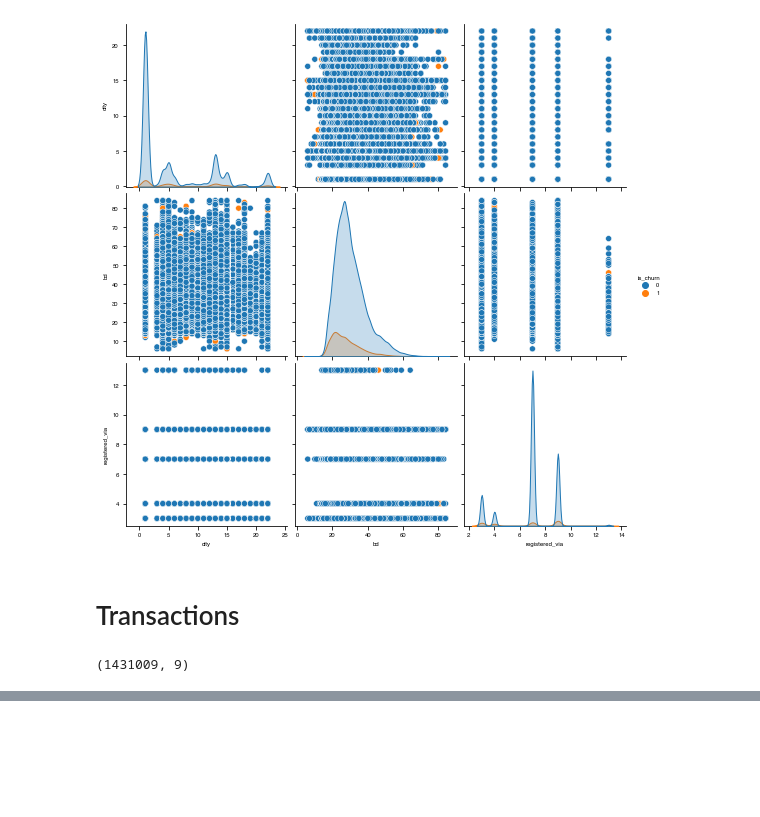
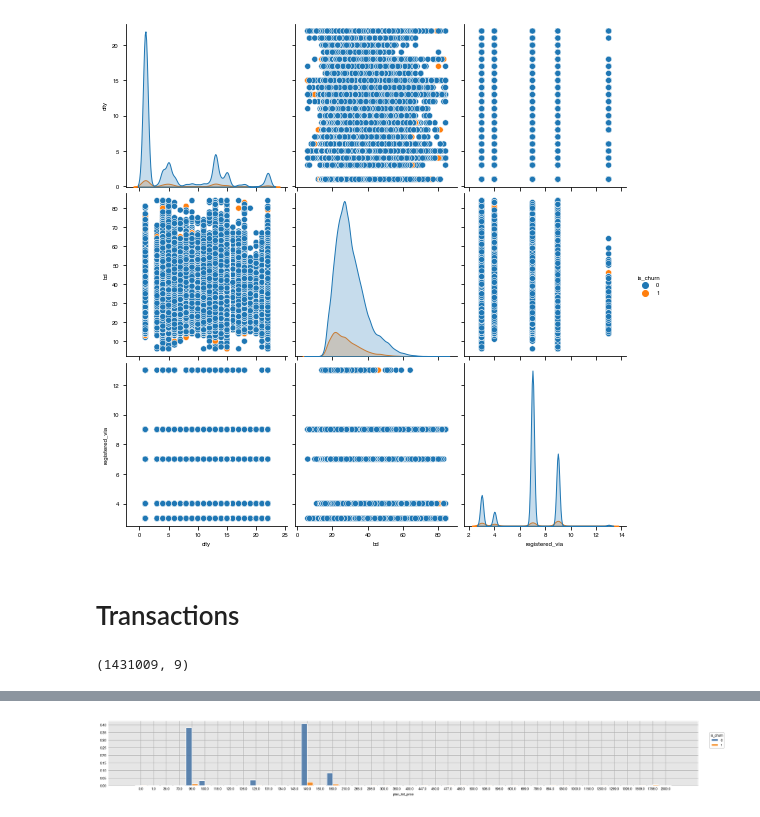
Before and after one commit to ohanid/SD701, a Jupyter notebook: Project/Project_SD701.ipynb, the cells around one changed output, grey strips where cells are left out. Saved outputs shown, nothing was run; the diff lists cells and outputs as text; code cells hidden in the pictures; blank space fills up the shorter version.

```diff
--- a/Project/Project_SD701.ipynb
+++ b/Project/Project_SD701.ipynb
@@ -287,3 +365,5 @@ train_transactions['plan_list_price'].unique()
 # %%
-dxp.count('plan_list_price', data=train_transactions, split='is_churn', normalize=True)
+dxp.count('plan_list_price', data=train_mt, split='is_churn', normalize=True)
+# %% [output]
+[figure, added]
 # %%
```
Also changed, not shown: parts of 51 cells of this notebook.
